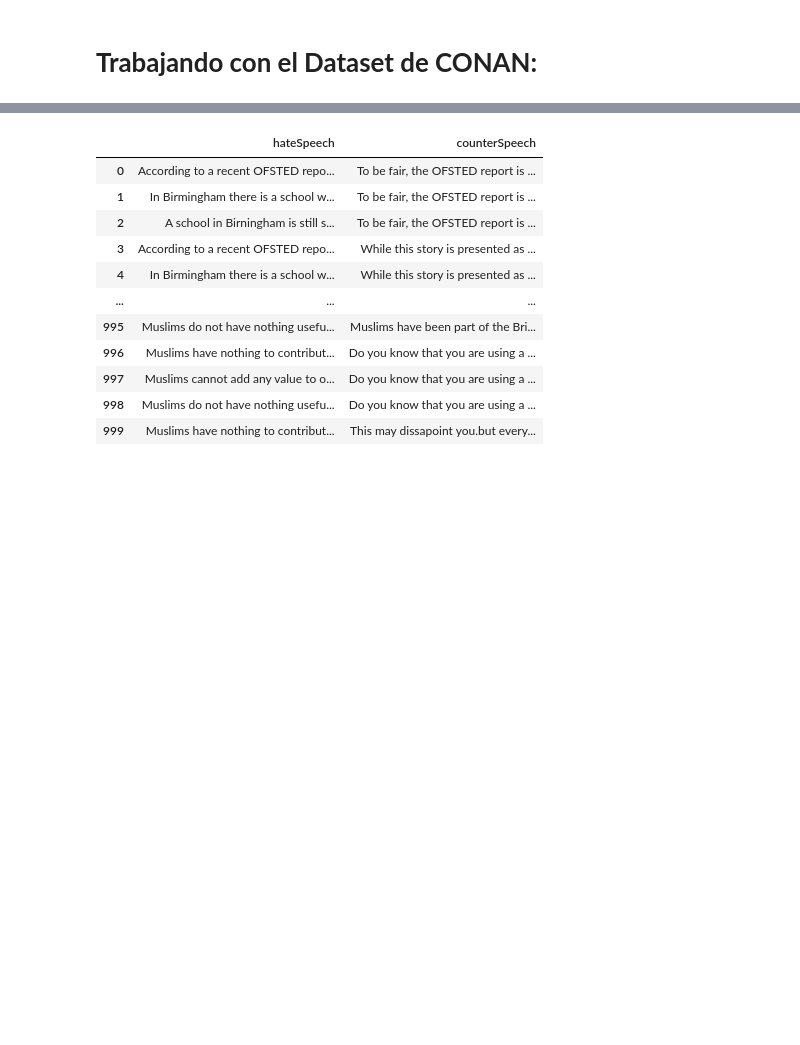
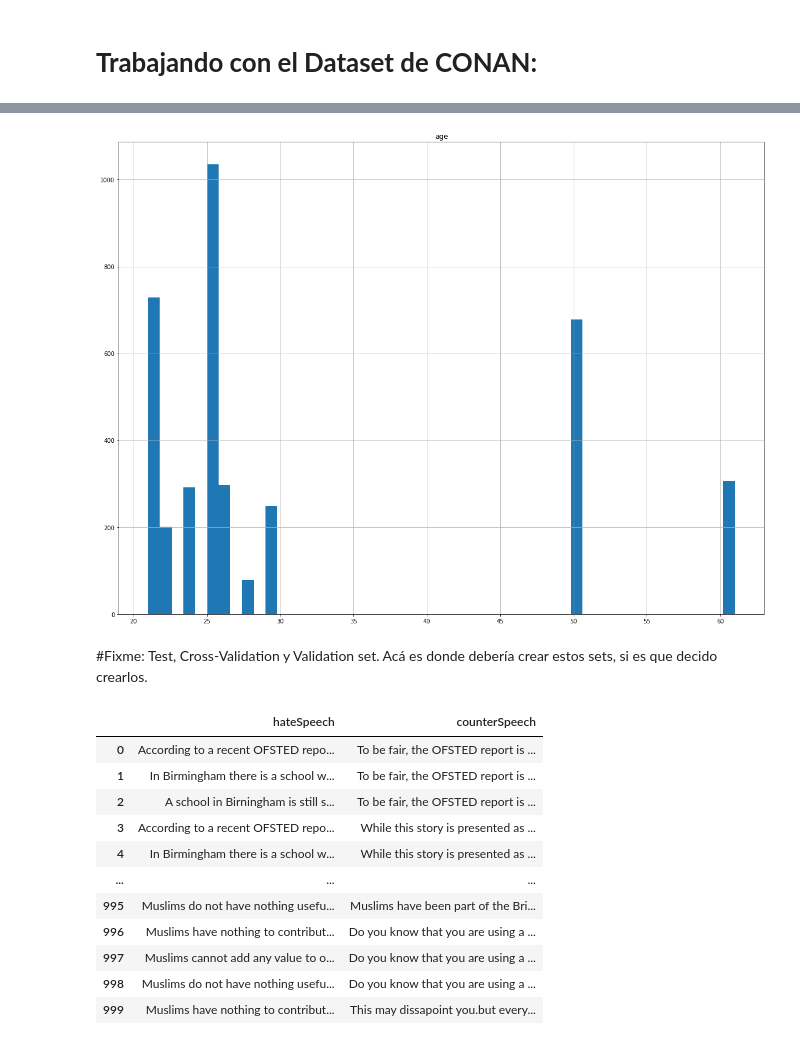
Before and after one commit to jnqeras/ARC, a Jupyter notebook: tesis4.ipynb, the cells around one changed output, grey strips where cells are left out. Cells and saved outputs as stored; diff of their text form; code cells hidden in the pictures; blank space fills up the shorter version.

```diff
--- a/tesis4.ipynb
+++ b/tesis4.ipynb
@@ -76,3 +164,7 @@ df1.head()
 | 2 | ENT1ST0001HS0033CN000021P2 | A school in Birningham is still s... | To be fair, the OFSTED report is ... | Islamophobia | crimes | facts | 61.0 | male | Bachelor |
 | 3 | ENT1ST0001HS0033CN000022 | According to a recent OFSTED repo... | While this story is presented as ... | Islamophobia | crimes | facts | 61.0 | male | Bachelor |
 | 4 | ENT1ST0001HS0033CN000022P1 | In Birmingham there is a school w... | While this story is presented as ... | Islamophobia | crimes | facts | 61.0 | male | Bachelor |
+# %%
+# Filtro y elijo solamente los pares de contranarrativas y discursos de odio que
+# están en ingles.
+df1 = df1[df1['cn_id'].str.startswith("EN")]
@@ -79,3 +218,11 @@ df1.head()
+# %%
+import matplotlib.pyplot as plt
+df1.hist(bins=50, figsize=(20,15))
+plt.show()
+# %% [output]
+[figure, added]
+# %% [markdown]
+#Fixme: Test, Cross-Validation y Validation set. Acá es donde debería crear estos sets, si es que decido crearlos.
 # %%
 # Selecciono las dos columnas que me interesan
 sentences_conan = df1[['hateSpeech', 'counterSpeech']]
```
Also changed, not shown: parts of 271 cells of this notebook.
